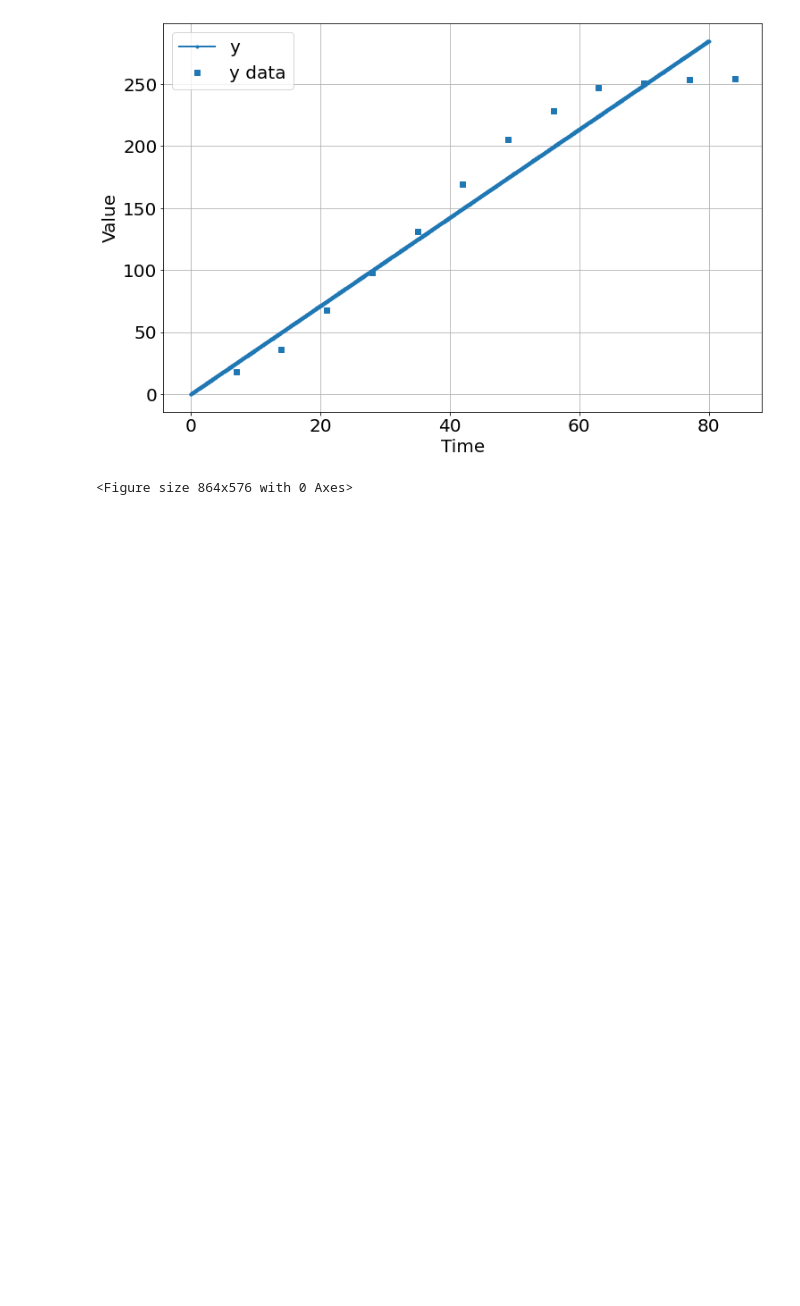
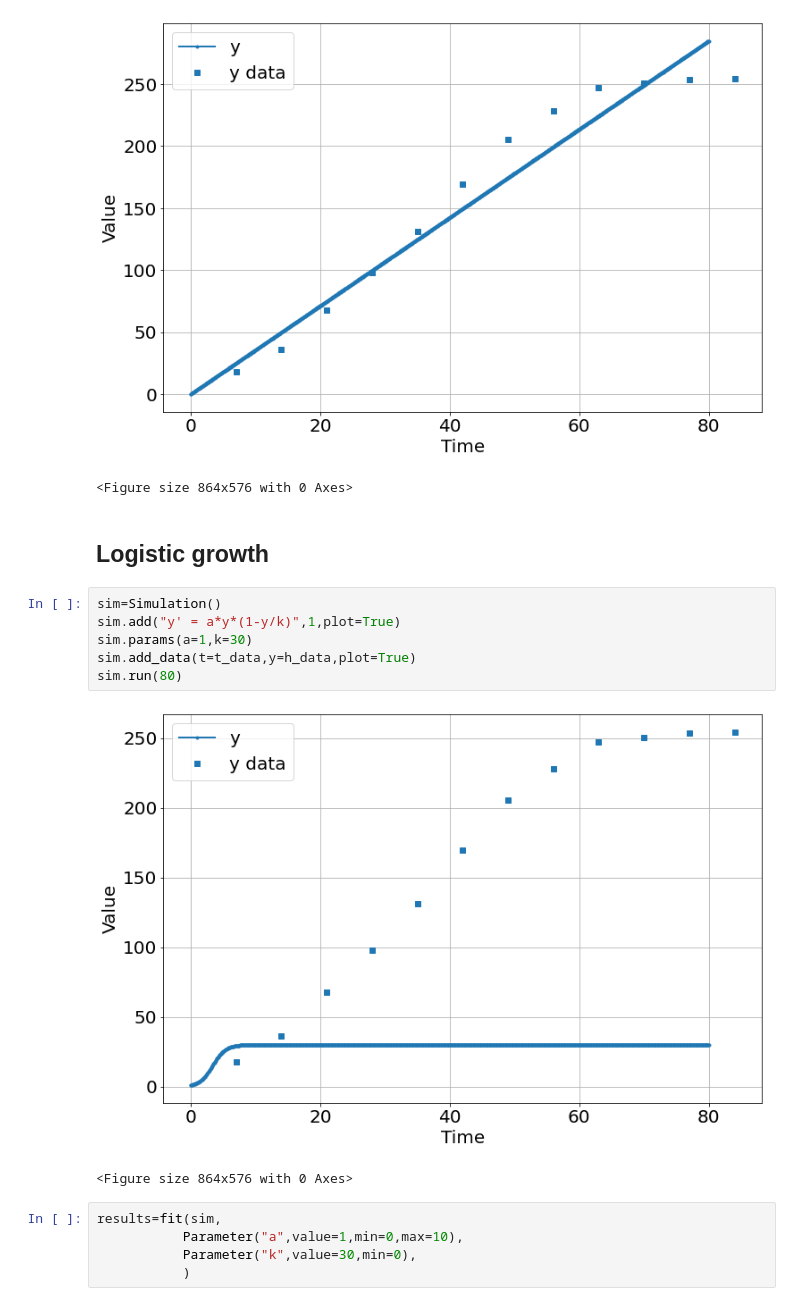
Before and after one commit to bblais/Computer-Programming-for-the-Sciences-Spring-2022, a Jupyter notebook: Sprint #3 - Parameter Fitting and Scientific Questions/2022-03-22 - lmfit with pyndamics.ipynb, the cells around one changed output. Drawn from its saved outputs; the diff is of its cells as text; blank space fills up the shorter version.

```diff
--- a/Sprint #3 - Parameter Fitting and Scientific Questions/2022-03-22 - lmfit with pyndamics.ipynb
+++ b/Sprint #3 - Parameter Fitting and Scientific Questions/2022-03-22 - lmfit with pyndamics.ipynb
@@ -52,3 +52,19 @@ sim.run(80)
 # %% [output]
 [figure]
 <Figure size 864x576 with 0 Axes>
+# %% [markdown]
+## Logistic growth
+# %%
+sim=Simulation()
+sim.add("y' = a*y*(1-y/k)",1,plot=True)
+sim.params(a=1,k=30)
+sim.add_data(t=t_data,y=h_data,plot=True)
+sim.run(80)
+# %% [output]
+[figure, added]
+<Figure size 864x576 with 0 Axes>
+# %%
+results=fit(sim,
+           Parameter("a",value=1,min=0,max=10),
+           Parameter("k",value=30,min=0),
+           )
```
Also changed, not shown: parts of 6 cells of this notebook, 1 other file.
